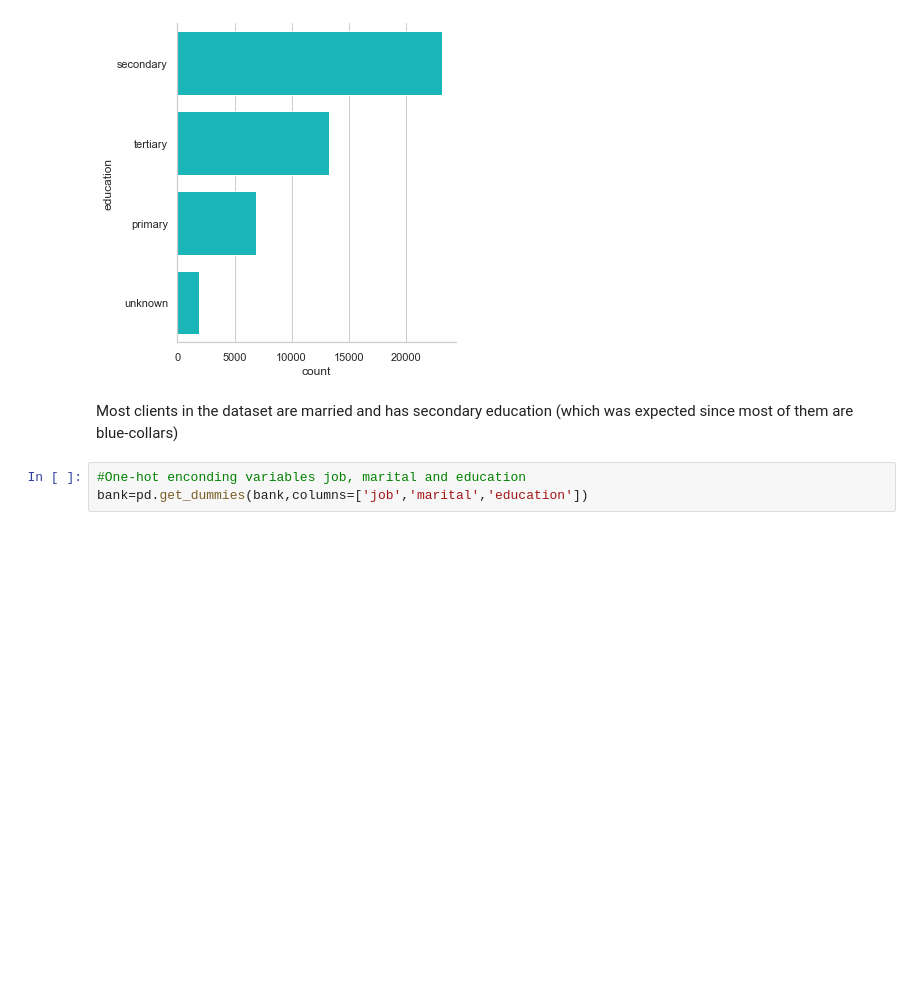
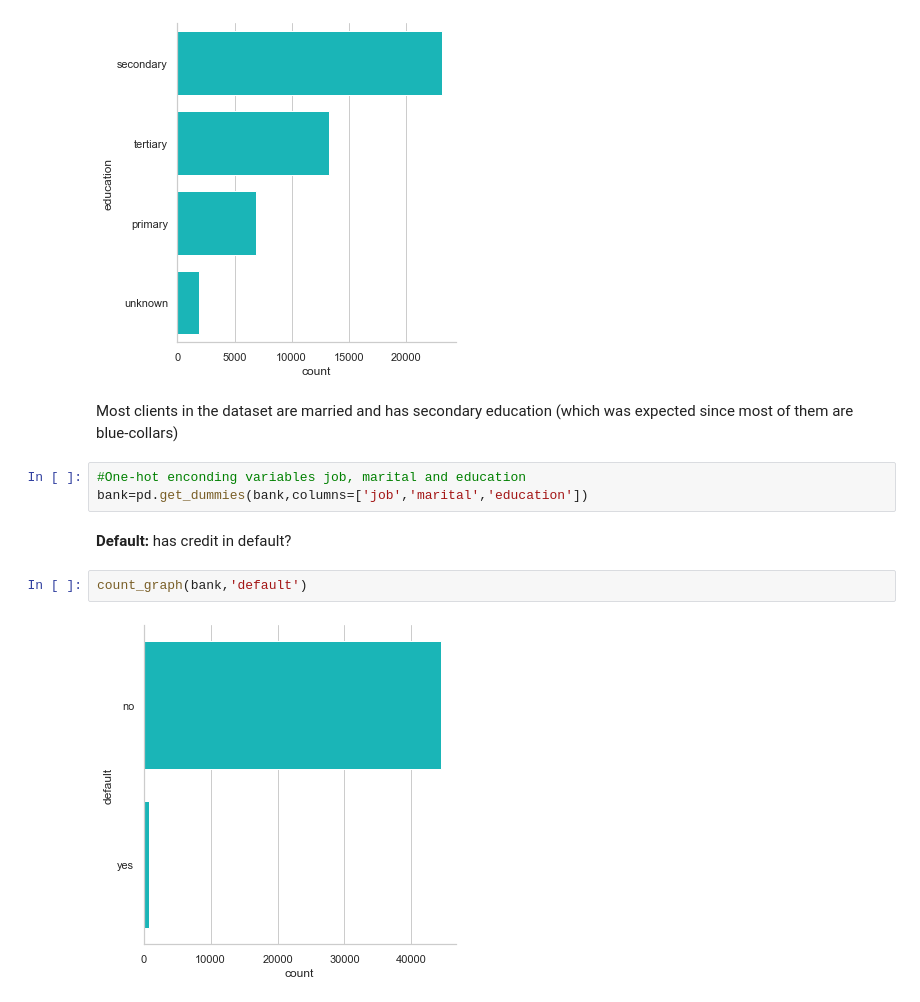
Before and after one commit to nataliablock/bank_marketing_prediction, a Jupyter notebook: bank_marketing_pred.ipynb, the cells around one changed output. Drawn from its saved outputs; the diff is of its cells as text; blank space fills up the shorter version.

```diff
--- a/bank_marketing_pred.ipynb
+++ b/bank_marketing_pred.ipynb
@@ -152,3 +152,9 @@ Most clients in the dataset are married and has secondary education (which was e
 # %%
 #One-hot enconding variables job, marital and education
 bank=pd.get_dummies(bank,columns=['job','marital','education'])
+# %% [markdown]
+<strong> Default: </strong> has credit in default?
+# %%
+count_graph(bank,'default')
+# %% [output]
+[figure, added]
```
Also changed, not shown: parts of 19 cells of this notebook.
